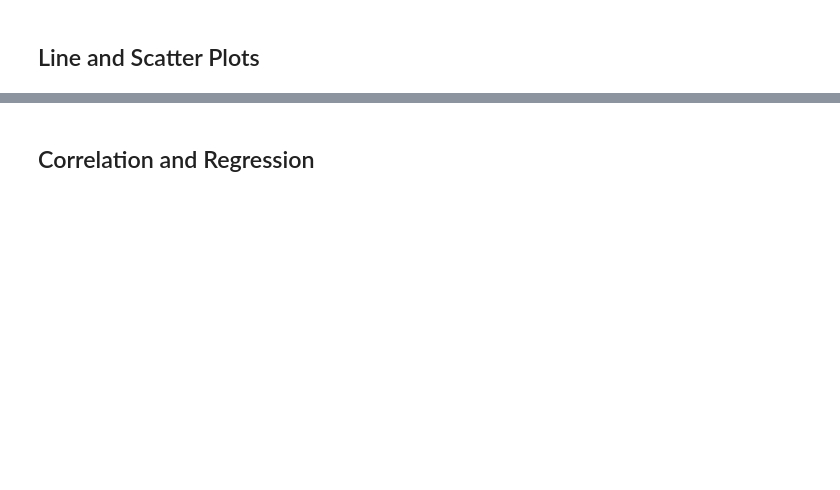
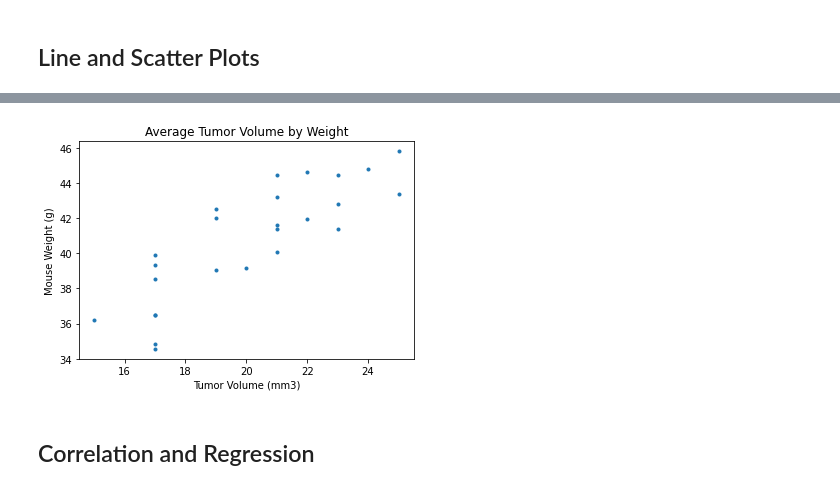
Before and after one commit to kkimoto22/Matplotlib, a Jupyter notebook: Instructions/Pymaceuticals/pymaceuticals.ipynb, the cells around one changed output, grey strips where cells are left out. Saved outputs shown, nothing was run; the diff lists cells and outputs as text; code cells hidden in the pictures; blank space fills up the shorter version.

```diff
--- a/Instructions/Pymaceuticals/pymaceuticals_starter.ipynb
+++ b/Instructions/Pymaceuticals/pymaceuticals.ipynb
@@ -316,2 +339,15 @@ ValueError: ('Lengths must match to compare', (1880,), (10,))
+# %%
+# Generate a scatter plot of average tumor volume vs. mouse weight for the Capomulin regimen
+# merged_df.head() above shows weight as "Weight (g)" and tumor volume as "Tumor Volume (mm3)"
+# create variable for stat averages of all mice (within Capomulin treatment) using group by method--can use Mouse ID
+cap_averages = capomulin_df.groupby(['Mouse ID']).mean()
+
+plt.scatter(cap_averages['Weight (g)'], cap_averages['Tumor Volume (mm3)'], marker=".")
+plt.xlabel("Tumor Volume (mm3)")
+plt.ylabel("Mouse Weight (g)")
+plt.title("Average Tumor Volume by Weight")
+plt.show()
+# %% [output]
+[figure, added]
 # %% [markdown]
 ## Correlation and Regression
```
Also changed, not shown: parts of 10 cells of this notebook.
